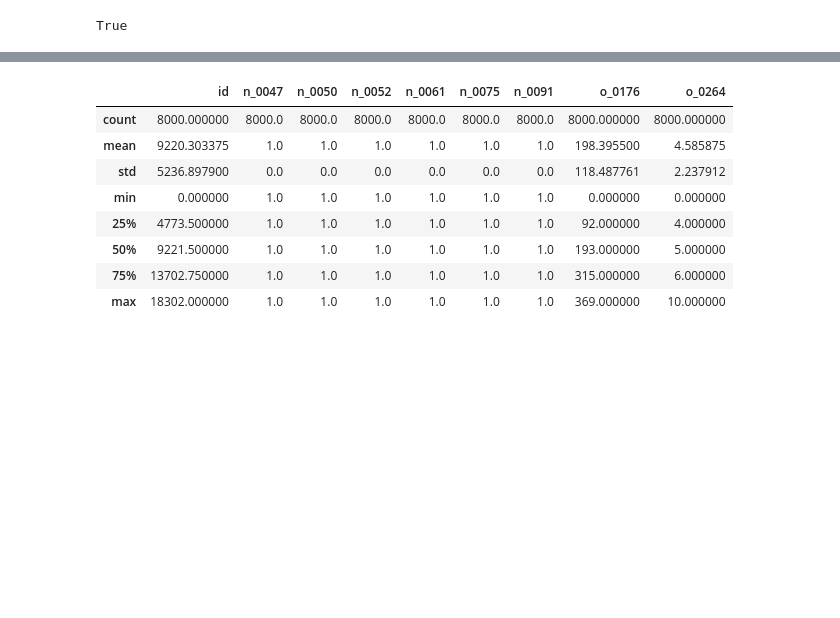
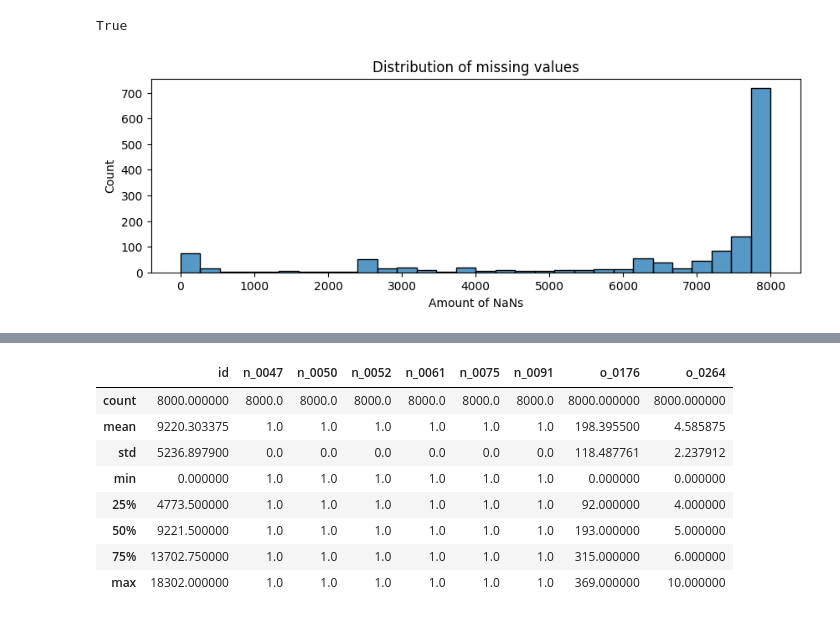
Before and after one commit to Axik0/ML_GB, a Jupyter notebook: DS_task.ipynb, the cells around one changed output, grey strips where cells are left out. Cells and saved outputs as stored; diff of their text form; code cells hidden in the pictures; blank space fills up the shorter version.

```diff
--- a/DS_task.ipynb
+++ b/DS_task.ipynb
@@ -54,3 +76,11 @@ train_df.select_dtypes(include=['O']).columns.size, train_df.select_dtypes(inclu
 sum((1025, 345, 9)) == train_df.columns.size
 # %% [output]
 True
+# %%
+# missing values per column
+fig, ax = plt.subplots(figsize=(10,3))
+plt.title('Distribution of missing values')
+plt.xlabel('Amount of NaNs')
+ax = sns.histplot(train_df.isnull().sum(axis=0), ax=ax)
+# %% [output]
+[figure, added]
```
Also changed, not shown: parts of 32 cells of this notebook.
